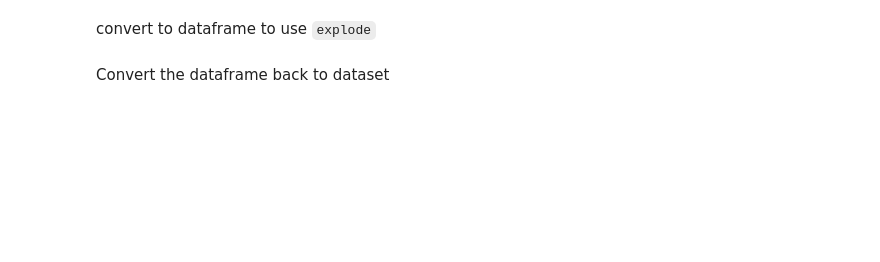
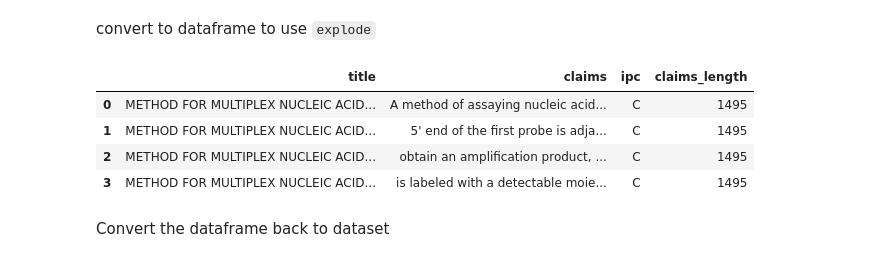
Before and after one commit to Tran-Le-Phuong-Lan/epo-2025, a Jupyter notebook: semantic_search/Semantic_search_with_FAISS_(PyTorch)_epo_ArnabModel.ipynb, the cells around one changed output. Saved outputs shown, nothing was run; the diff lists cells and outputs as text; code cells hidden in the pictures; blank space fills up the shorter version.

```diff
--- a/semantic_search/Semantic_search_with_FAISS_(PyTorch)_epo_ArnabModel.ipynb
+++ b/semantic_search/Semantic_search_with_FAISS_(PyTorch)_epo_ArnabModel.ipynb
@@ -114,26 +118,34 @@ Split the long description into small chunks
 # 2. For demonstrating the ability to add new data to later the embedding database for similar search:
 #    two samples are used. First sample = old data, New sample = new data
 all_samples = []
-all_samples.append(description_dataset.select(range(20))) # extract row from 0th to 19th
-all_samples.append(description_dataset.select(range(20, 40)))
+all_samples.append(description_dataset.select(range(0, 400))) # extract row from 0th to 19th
+all_samples.append(description_dataset.select(range(400, 800)))
+all_samples.append(description_dataset.select(range(800, 1200)))
+all_samples.append(description_dataset.select(range(1200, len(dataset)-1)))
 # %%
 # all_samples[1][0]['title'], all_samples[0][0]['title']
 # %%
-# all_samples_split = []
-# for idx, elem in enumerate(all_samples):
-#     all_samples_split.append(elem.map(spilt_into_smaller_descriptions))
+all_samples_split = []
+for idx, elem in enumerate(all_samples):
+    all_samples_split.append(elem.map(spilt_into_smaller_chunks))
 # %%
 # all_samples_split[1][0]
 # %% [markdown]
 convert to dataframe to use `explode`
 # %%
-# df_all_samples_split = []
-# for idx, elem in enumerate(all_samples_split):
-#     elem.set_format("pandas")
-#     df_elem = elem[:] # convert to dataframe
-#     df_all_samples_split.append(df_elem.explode("claims", ignore_index=True)) # explode
+df_all_samples_split = []
+for idx, elem in enumerate(all_samples_split):
+    elem.set_format("pandas")
+    df_elem = elem[:] # convert to dataframe
+    df_all_samples_split.append(df_elem.explode("claims", ignore_index=True)) # explode
 # %%
-# df_all_samples_split[0].head(4)
+df_all_samples_split[0].head(4)
+# %% [output]
+|  | title | claims | ipc | claims_length |
+| 0 | METHOD FOR MULTIPLEX NUCLEIC ACID... | A method of assaying nucleic acid... | C | 1495 |
+| 1 | METHOD FOR MULTIPLEX NUCLEIC ACID... | 5' end of the first probe is adja... | C | 1495 |
+| 2 | METHOD FOR MULTIPLEX NUCLEIC ACID... | obtain an amplification product, ... | C | 1495 |
+| 3 | METHOD FOR MULTIPLEX NUCLEIC ACID... | is labeled with a detectable moie... | C | 1495 |
 # %% [markdown]
 Convert the dataframe back to dataset
 # %%
```
Also changed, not shown: parts of 21 cells of this notebook.
